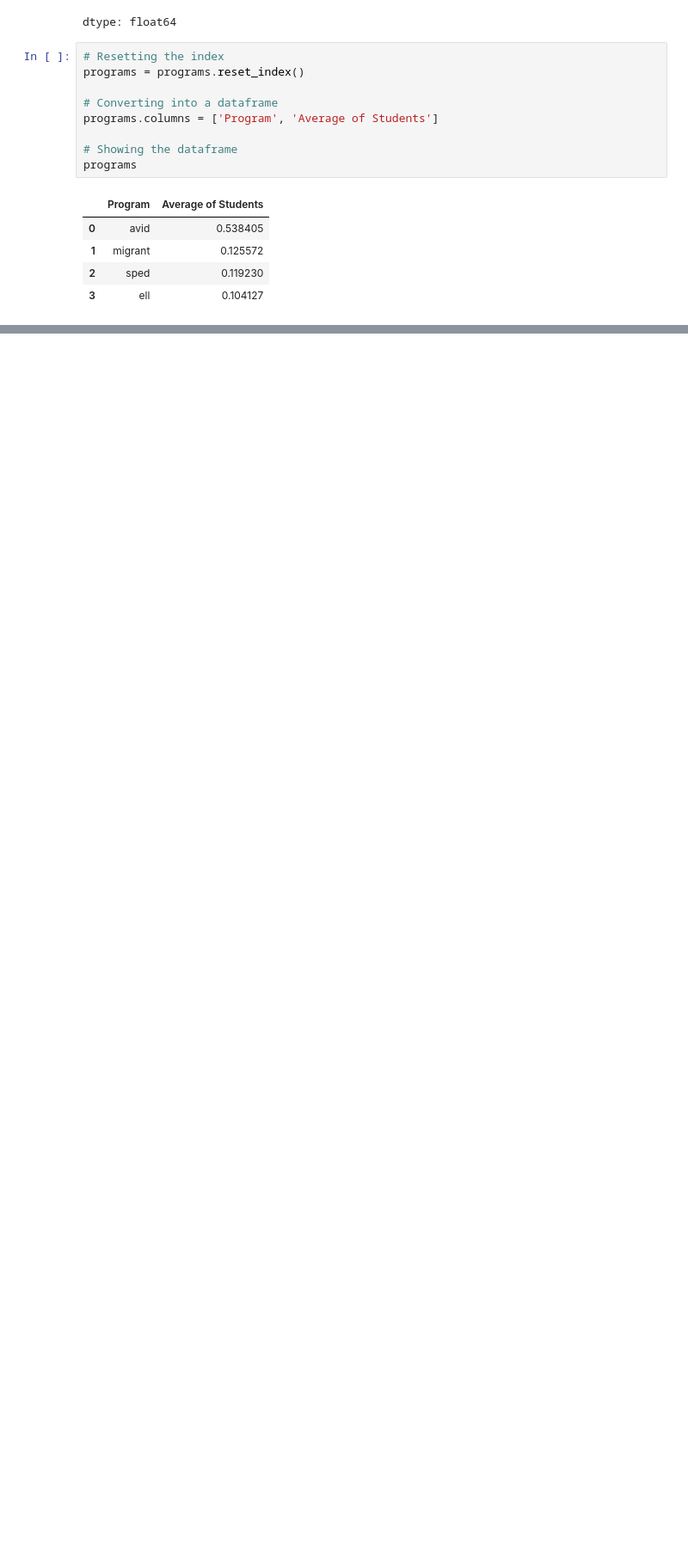
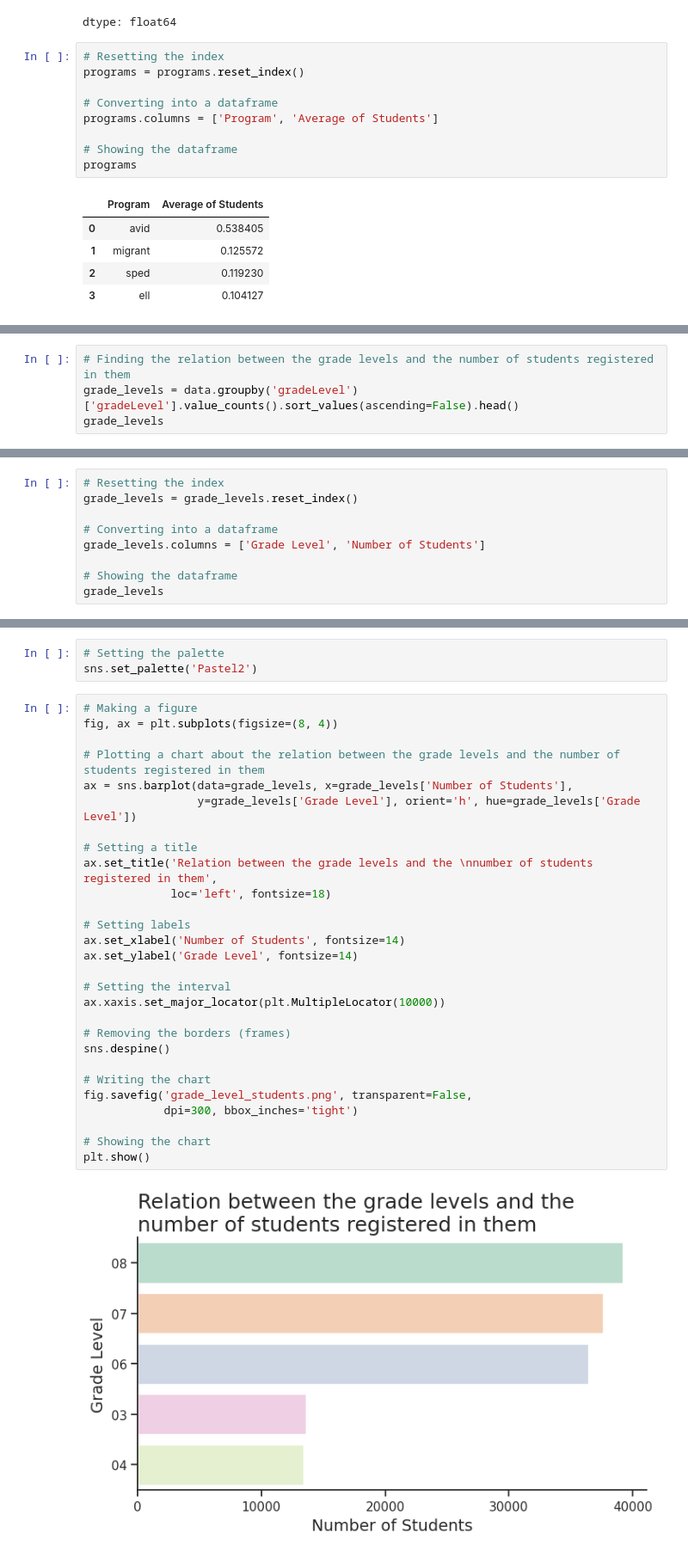
Before and after one commit to Matheus-Pombeiro/student_performance, a Jupyter notebook: student_performance.ipynb, the cells around one changed output, grey strips where cells are left out. Shown: that part at 86% size. Drawn from its saved outputs; the diff is of its cells as text; blank space fills up the shorter version.

```diff
--- a/student_performance.ipynb
+++ b/student_performance.ipynb
@@ -470,0 +473,4 @@ plt.show()
+# %%
+# Finding the relation between the grade levels and the number of students registered in them
+grade_levels = data.groupby('gradeLevel')['gradeLevel'].value_counts().sort_values(ascending=False).head()
+grade_levels
@@ -470,0 +486,9 @@ plt.show()
+# %%
+# Resetting the index
+grade_levels = grade_levels.reset_index()
+
+# Converting into a dataframe
+grade_levels.columns = ['Grade Level', 'Number of Students']
+
+# Showing the dataframe
+grade_levels
@@ -470,0 +502,33 @@ plt.show()
+# %%
+# Setting the palette
+sns.set_palette('Pastel2')
+# %%
+# Making a figure
+fig, ax = plt.subplots(figsize=(8, 4))
+
+# Plotting a chart about the relation between the grade levels and the number of students registered in them
+ax = sns.barplot(data=grade_levels, x=grade_levels['Number of Students'],
+                 y=grade_levels['Grade Level'], orient='h', hue=grade_levels['Grade Level'])
+
+# Setting a title
+ax.set_title('Relation between the grade levels and the \nnumber of students registered in them',
+             loc='left', fontsize=18)
+
+# Setting labels
+ax.set_xlabel('Number of Students', fontsize=14)
+ax.set_ylabel('Grade Level', fontsize=14)
+
+# Setting the interval
+ax.xaxis.set_major_locator(plt.MultipleLocator(10000))
+
+# Removing the borders (frames)
+sns.despine()
+
+# Writing the chart
+fig.savefig('grade_level_students.png', transparent=False,
+            dpi=300, bbox_inches='tight')
+
+# Showing the chart
+plt.show()
+# %% [output]
+[figure, added]
```
Also changed, not shown: parts of 11 cells of this notebook.
